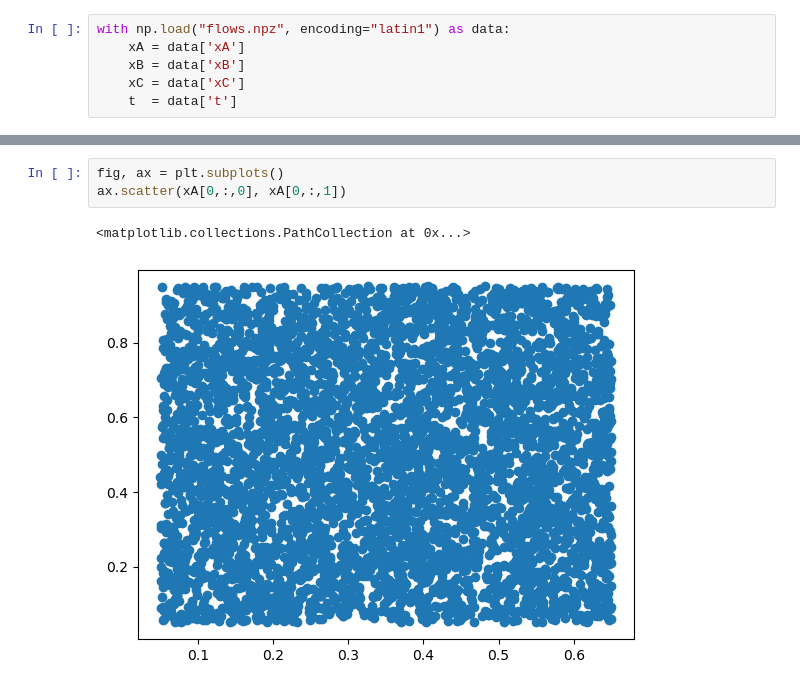
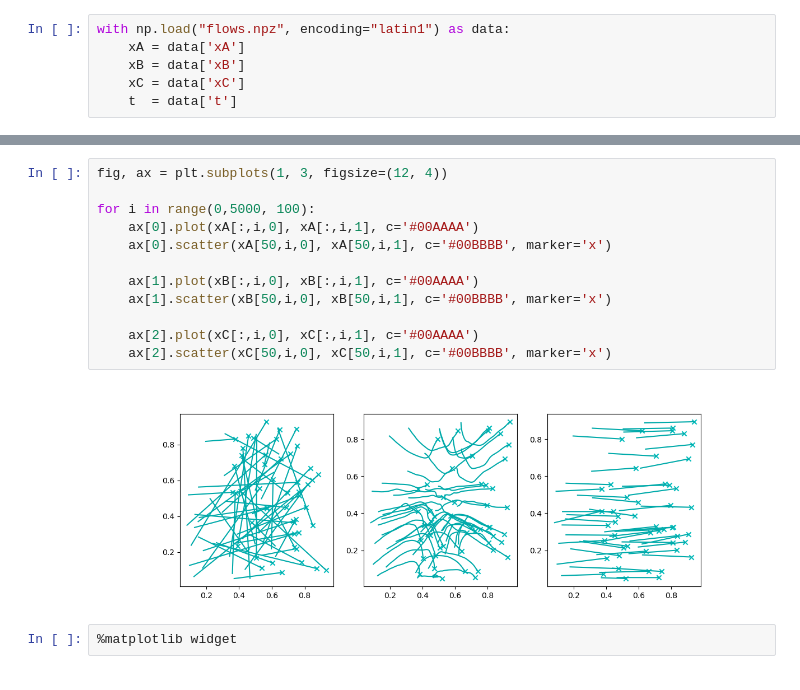
Before and after one commit to mak8427/data_visualization, a Jupyter notebook: problem-sheet-08/exercise08_luis.ipynb, the cells around one changed output, grey strips where cells are left out. Cells and saved outputs as stored; diff of their text form.

```diff
--- a/problem-sheet-08/exercise08_luis.ipynb
+++ b/problem-sheet-08/exercise08_luis.ipynb
@@ -13,8 +13,18 @@ xA.shape
 # %% [output]
 (51, 5000, 2)
 # %%
-fig, ax = plt.subplots()
-ax.scatter(xA[0,:,0], xA[0,:,1])
+fig, ax = plt.subplots(1, 3, figsize=(12, 4))
+
+for i in range(0,5000, 100):
+    ax[0].plot(xA[:,i,0], xA[:,i,1], c='#00AAAA')
+    ax[0].scatter(xA[50,i,0], xA[50,i,1], c='#00BBBB', marker='x')
+
+    ax[1].plot(xB[:,i,0], xB[:,i,1], c='#00AAAA')
+    ax[1].scatter(xB[50,i,0], xB[50,i,1], c='#00BBBB', marker='x')
+
+    ax[2].plot(xC[:,i,0], xC[:,i,1], c='#00AAAA')
+    ax[2].scatter(xC[50,i,0], xC[50,i,1], c='#00BBBB', marker='x')
 # %% [output]
-<matplotlib.collections.PathCollection at 0x...>
-[figure, old version]
+[figure, new version]
+# %%
+%matplotlib widget
```
Also changed, not shown: parts of 3 cells of this notebook, 3 other files.
